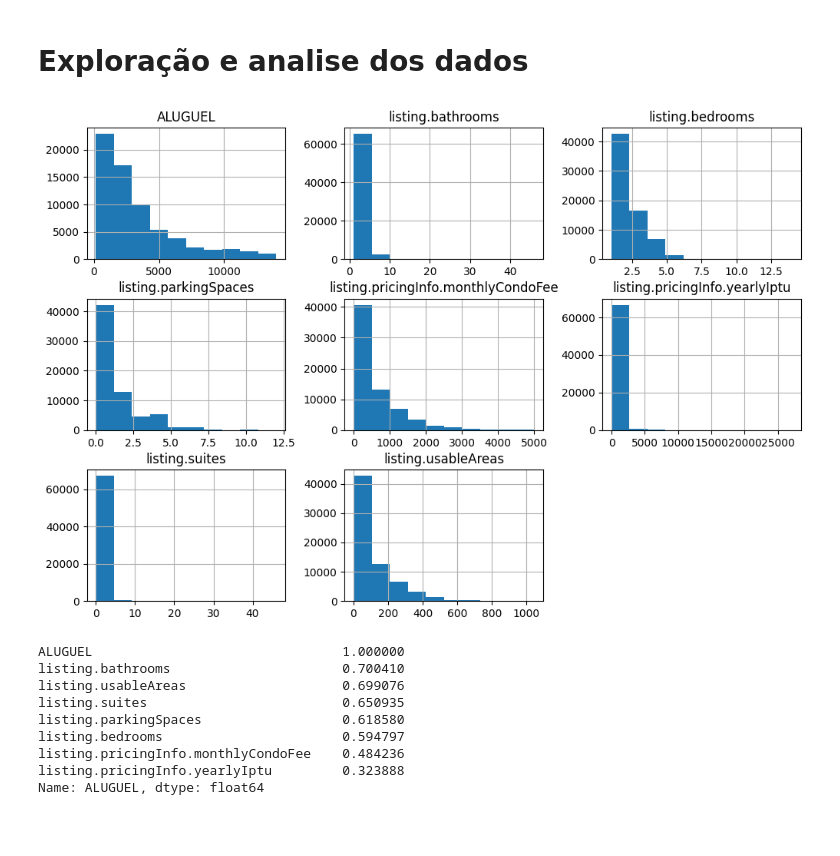
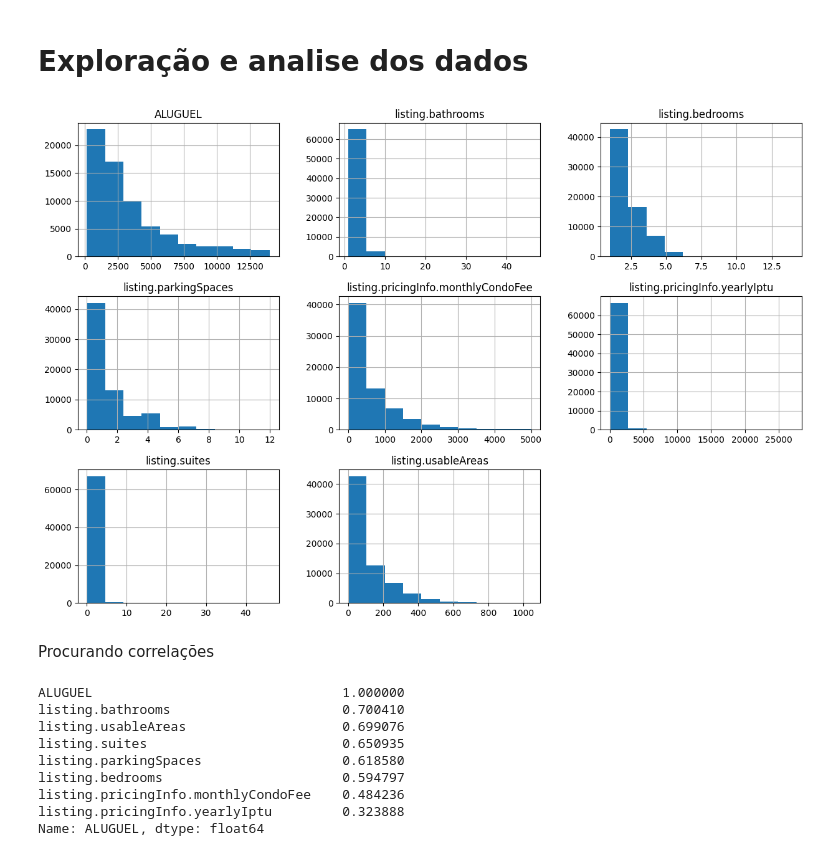
Before and after one commit to gllherme/imoveis-icd, a Jupyter notebook: trabalho2.ipynb, the cells around one changed output. Saved outputs shown, nothing was run; the diff lists cells and outputs as text; code cells hidden in the pictures; blank space fills up the shorter version.

```diff
--- a/trabalho2.ipynb
+++ b/trabalho2.ipynb
@@ -1057,10 +1057,12 @@ train_set, test_set = train_test_split(data, test_size=0.2, random_state=42)
 # %% [markdown]
 # Exploração e analise dos dados
 # %%
-data.hist(figsize=(12,8))
+data.hist(figsize=(15,10))
 plt.show()
 # %% [output]
-[figure, old version]
+[figure, new version]
+# %% [markdown]
+Procurando correlações
 # %%
 corr_matrix = data.corr(numeric_only=True)
 corr_matrix['ALUGUEL'].sort_values(ascending=False)
```
Also changed, not shown: parts of 27 cells of this notebook.
